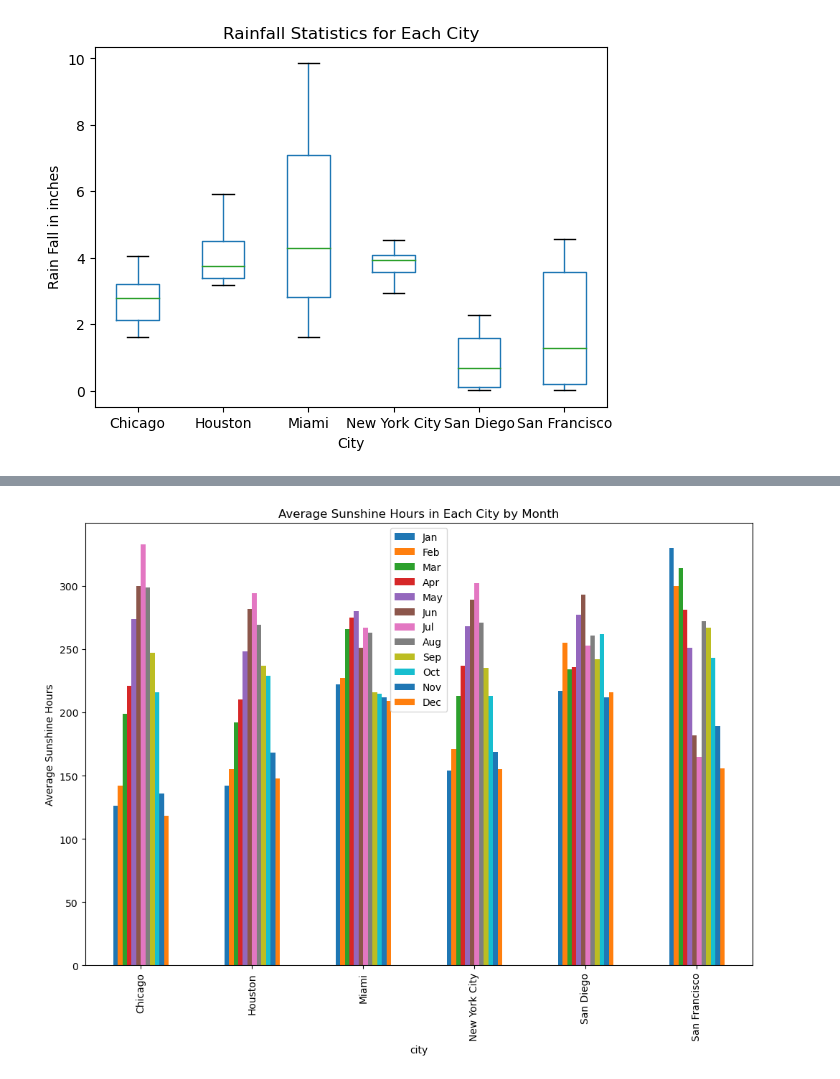
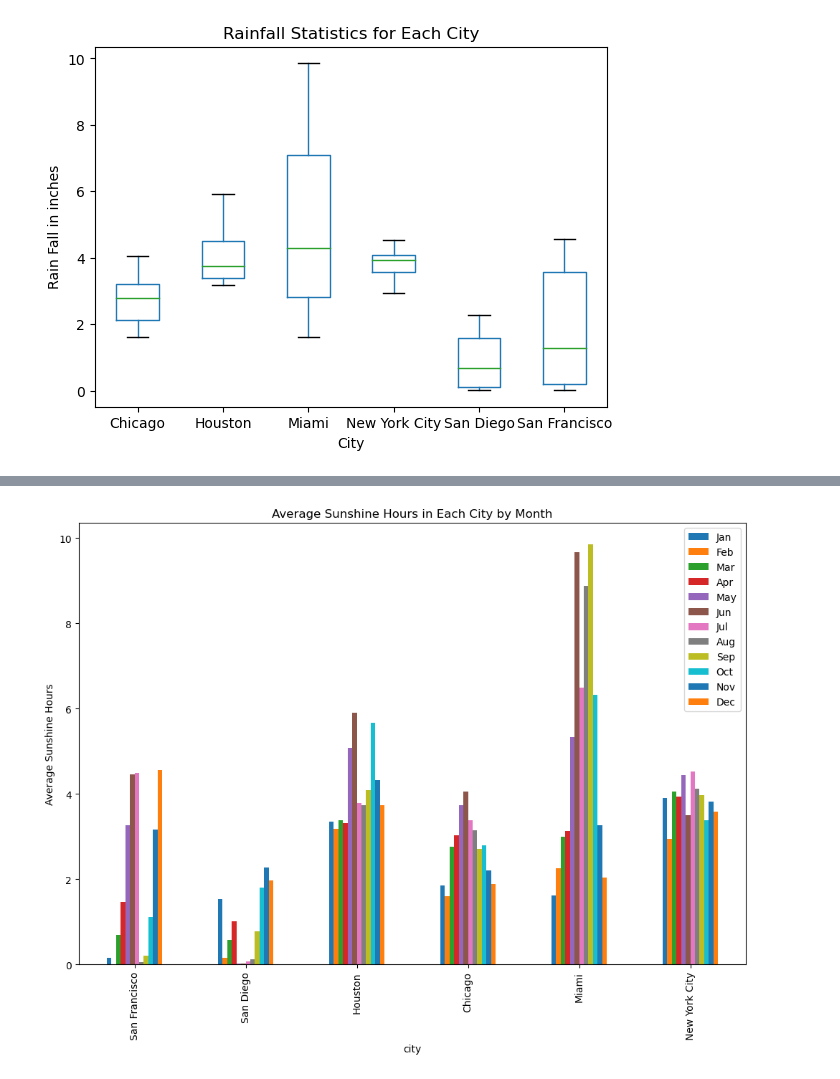
Before and after one commit to g7xu/Data_vis_LSUS, a Jupyter notebook: EDA_onData.ipynb, the cells around one changed output, grey strips where cells are left out. Drawn from its saved outputs; the diff is of its cells as text; code cells hidden in the pictures.

```diff
--- a/EDA_onData.ipynb
+++ b/EDA_onData.ipynb
@@ -54,14 +150,15 @@ plt.show()
 # %%
 # What is the avg rainfall in each city in each month
-avg_sunshine = data.groupby(['city', 'monthnum'])['sunshine'].mean().unstack()
+avg_sunshine = data.groupby(['city', 'monthnum'])['rain'].mean().unstack()
 avg_sunshine.columns = ['Jan', 'Feb', 'Mar', 'Apr', 'May', 'Jun', 'Jul', 'Aug', 'Sep', 'Oct', 'Nov', 'Dec']
 avg_sunshine = avg_sunshine[['Jan', 'Feb', 'Mar', 'Apr', 'May', 'Jun', 'Jul', 'Aug', 'Sep', 'Oct', 'Nov', 'Dec']]
-# avg_sunshine.index = ['San Francisco', 'San Diego', 'Houston', 'Chicago', 'Miami', 'New York City']
+order = ['San Francisco', 'San Diego', 'Houston', 'Chicago', 'Miami', 'New York City']
+avg_sunshine = avg_sunshine.reindex(order)
 # avg_sunshine.index = ['Chicago', 'New York City', 'San Francisco', 'San Diego', 'Houston', 'Miami']
 
 avg_sunshine.plot(kind='bar', figsize=(12, 8))
 plt.ylabel('Average Sunshine Hours')
 plt.title('Average Sunshine Hours in Each City by Month')
 plt.show()
 # %% [output]
-[figure, old version]
+[figure, new version]
```
Also changed, not shown: parts of 11 cells of this notebook, 1 other file.
